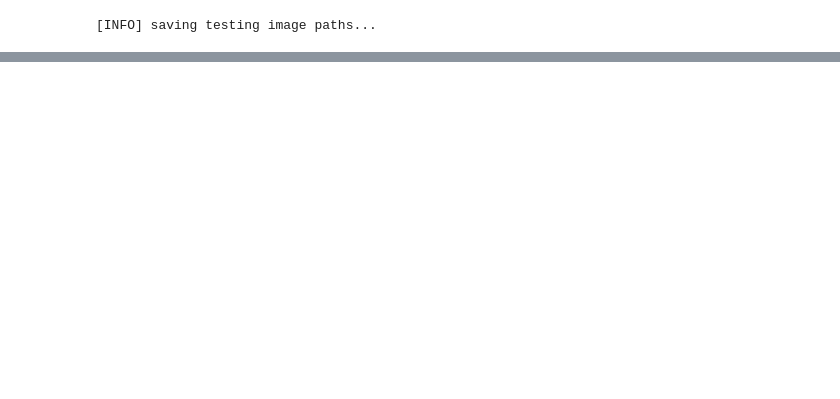
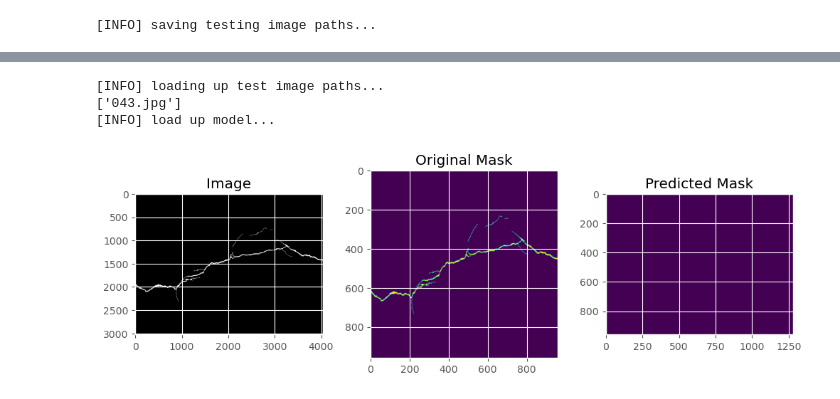
Before and after one commit to Zxmw/Project2, a Jupyter notebook: test.ipynb, the cells around one changed output, grey strips where cells are left out. Cells and saved outputs as stored; diff of their text form; code cells hidden in the pictures; blank space fills up the shorter version.

Commit message:
add prediction

```diff
--- a/test.ipynb
+++ b/test.ipynb
@@ -21,11 +21,10 @@ import matplotlib.pyplot as plt
 import time
 # %%
 # read data from ./CrackDataset_DL_HY/SematicSeg_Dataset
-DATASET_PATH = 'F:\EPFL\ML\project\data_crack'
-
+DATASET_PATH = os.path.join(os.getcwd(), 'concreteCrackSegmentationDataset')
 # define the path to the images and masks dataset
-IMAGE_DATASET_PATH = os.path.join(DATASET_PATH, 'test_rgb')
-MASK_DATASET_PATH = os.path.join(DATASET_PATH, 'test_bw')
+IMAGE_DATASET_PATH = os.path.join(DATASET_PATH, 'rgb')
+MASK_DATASET_PATH = os.path.join(DATASET_PATH, 'BW')
 
 # define the test split
 TEST_SPLIT = 0.15
@@ -45,7 +44,7 @@ NUM_LEVELS = 3
 # initialize learning rate, number of epochs to train for, and the
 # batch size
 INIT_LR = 0.001
-NUM_EPOCHS = 40
+NUM_EPOCHS = 5
 BATCH_SIZE = 4
 # define the input image dimensions
 INPUT_IMAGE_WIDTH = 1280
@@ -55,7 +54,7 @@ INPUT_IMAGE_HEIGHT = 960
 THRESHOLD = 0.5
 
 # define the path to the base output directory
-BASE_OUTPUT = "output"
+BASE_OUTPUT = os.path.join(os.getcwd(), 'output')
 
 # define the path to the output serialized model, model training
 # plot, and testing image paths
@@ -355,0 +385,59 @@ torch.save(unet, MODEL_PATH)
+# %%
+def make_predictions(model, imagePath):
+	# set model to evaluation mode
+	model.eval()
+	# turn off gradient tracking
+	with torch.no_grad():
+		# load the image from disk, swap its color channels, cast it
+		# to float data type, and scale its pixel values
+		image = cv2.imread(imagePath)
+		image = cv2.cvtColor(image, cv2.COLOR_BGR2RGB)
+		image = image.astype("float32") / 255.0
+		orig = image.copy()
+		# find the filename and generate the path to ground truth
+		# mask
+		filename = imagePath.split(os.path.sep)[-1]
+		groundTruthPath = os.path.join(MASK_DATASET_PATH,
+			filename)
+		# load the ground-truth segmentation mask in grayscale mode
+		# and resize it
+		gtMask = cv2.imread(groundTruthPath, 0)
+		gtMask = cv2.resize(gtMask, (INPUT_IMAGE_HEIGHT,
+			INPUT_IMAGE_HEIGHT))
+
+		# make the channel axis to be the leading one, add a batch
+		# dimension, create a PyTorch tensor, and flash it to the
+		# current device
+		image = np.transpose(image, (2, 0, 1))
+		image = np.expand_dims(image, 0)
+		image = torch.from_numpy(image).to(DEVICE)
+		# make the prediction, pass the results through the sigmoid
+		# function, and convert the result to a NumPy array
+		predMask = model(image).squeeze()
+		predMask = torch.sigmoid(predMask)
+		predMask = predMask.cpu().numpy()
+		# filter out the weak predictions and convert them to integers
+		predMask = (predMask > THRESHOLD) * 255
+		predMask = predMask.astype(np.uint8)
+		# prepare a plot for visualization
+		prepare_plot(orig, gtMask, predMask)
+
+# load the image paths in our testing file and randomly select 10
+# image paths
+print("[INFO] loading up test image paths...")
+imagePaths = open(TEST_PATHS).read().strip().split("\n")
+imagePaths = np.random.choice(imagePaths, size=1)
+print(imagePaths)
+# load our model from disk and flash it to the current device
+print("[INFO] load up model...")
+unet = torch.load(MODEL_PATH).to(DEVICE)
+# iterate over the randomly selected test image paths
+for path in imagePaths:
+	# make predictions and visualize the results
+	path1 = os.path.join(MASK_DATASET_PATH, path)
+	make_predictions(unet, path1)
+# %% [output]
+[INFO] loading up test image paths...
+['043.jpg']
+[INFO] load up model...
+[figure, added]
```
Also changed, not shown: parts of 8 cells of this notebook, 3 other files.
